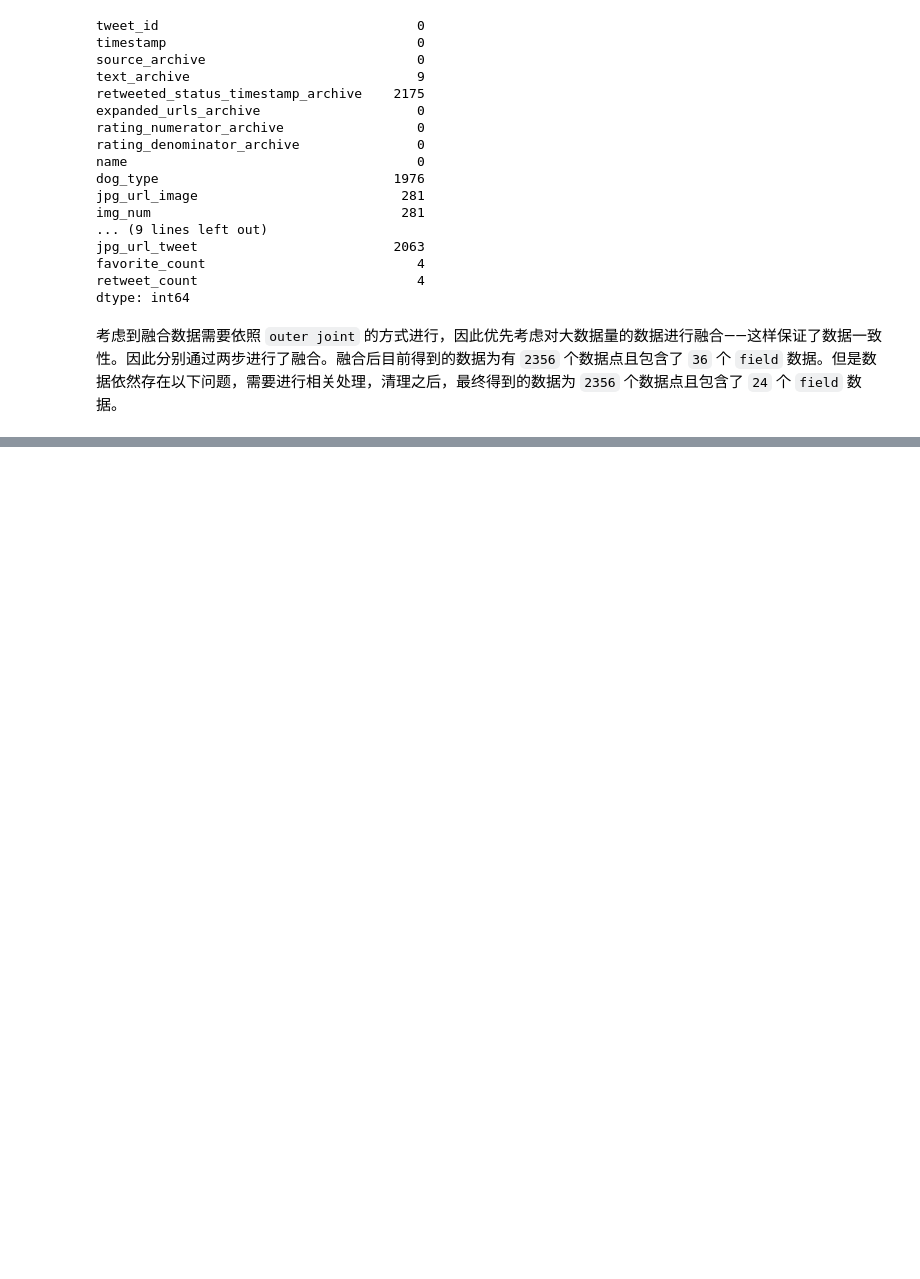
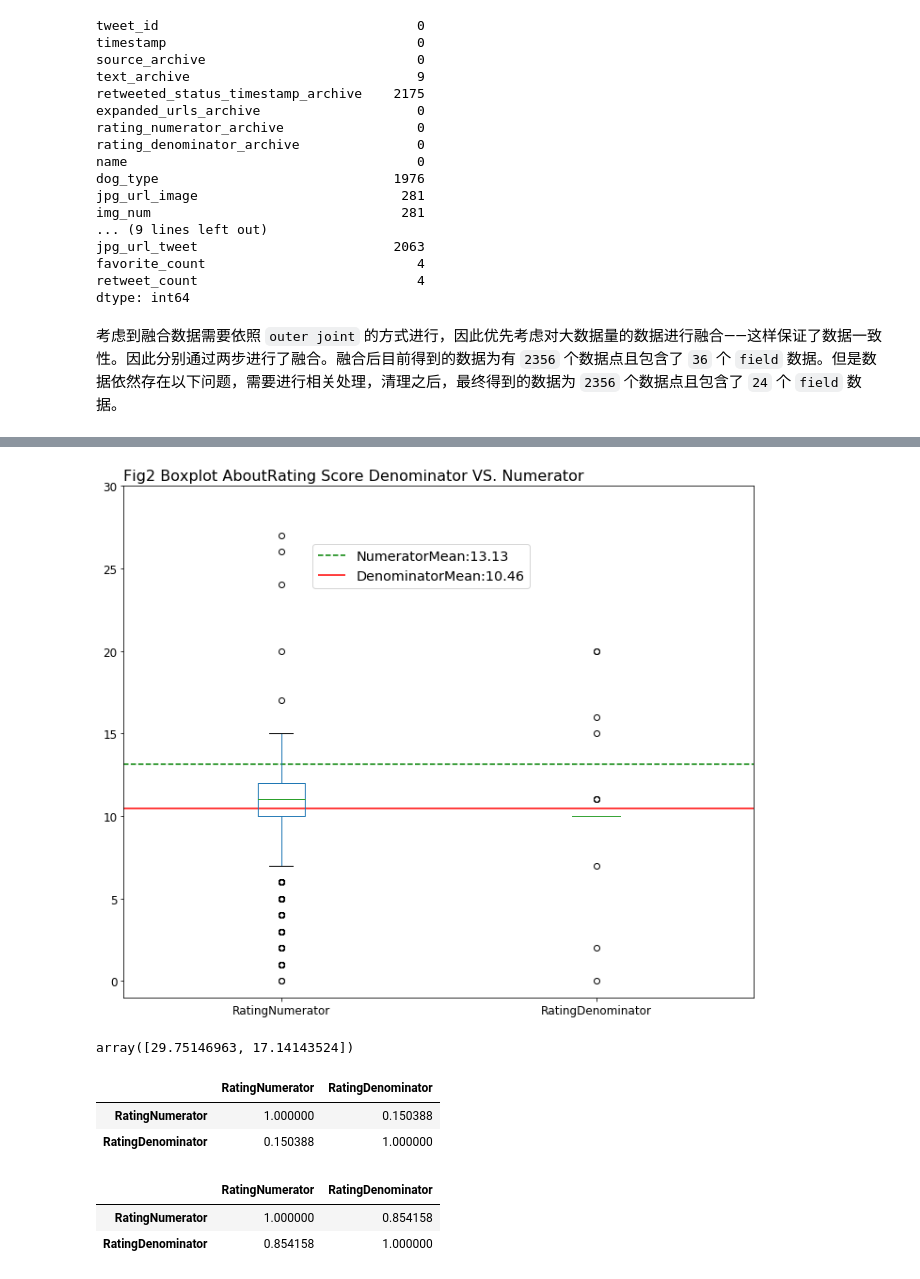
Before and after one commit to ZenRay/DAND_NewProject, a Jupyter notebook: AdvancedP1_DataWrangling/wrangle_act.ipynb, the cells around one changed output, grey strips where cells are left out. Cells and saved outputs as stored; diff of their text form; code cells hidden in the pictures; blank space fills up the shorter version.

```diff
--- a/AdvancedP1_DataWrangling/wrangle_act.ipynb
+++ b/AdvancedP1_DataWrangling/wrangle_act.ipynb
@@ -949,0 +978,13 @@ dtype: int64
+# %%
+df[["RatingNumerator", "RatingDenominator"]].plot(kind="box", ylim=(-1, 30), figsize=(12, 10),fontsize=12)
+plt.hlines(y=df["RatingNumerator"].mean(), xmin=0, xmax=3,
+           linestyles="--", color="g", label="NumeratorMean:%s"% round(df["RatingNumerator"].mean(), 2))
+
+plt.hlines(y=df["RatingDenominator"].mean(), xmin=0, xmax=3,
+           linestyles="-", color="r", label="DenominatorMean:%s"% round(df["RatingDenominator"].mean(), 2))
+plt.legend(fontsize="x-large", loc=(0.3, 0.8))
+
+plt.title("Fig2 Boxplot AboutRating Score Denominator VS. Numerator", loc="left", fontsize=16)
+plt.show()
+# %% [output]
+[figure, added]
@@ -949,0 +993,16 @@ dtype: int64
+# %%
+skew(df[["RatingNumerator", "RatingDenominator"]])
+# %% [output]
+array([29.75146963, 17.14143524])
+# %%
+df[["RatingNumerator", "RatingDenominator"]].corr()
+# %% [output]
+|  | RatingNumerator | RatingDenominator |
+| RatingNumerator | 1.000000 | 0.150388 |
+| RatingDenominator | 0.150388 | 1.000000 |
+# %%
+df[df["RatingNumerator"]<250][["RatingNumerator", "RatingDenominator"]].corr()
+# %% [output]
+|  | RatingNumerator | RatingDenominator |
+| RatingNumerator | 1.000000 | 0.854158 |
+| RatingDenominator | 0.854158 | 1.000000 |
```
Also changed, not shown: parts of 25 cells of this notebook, 1 other file.
